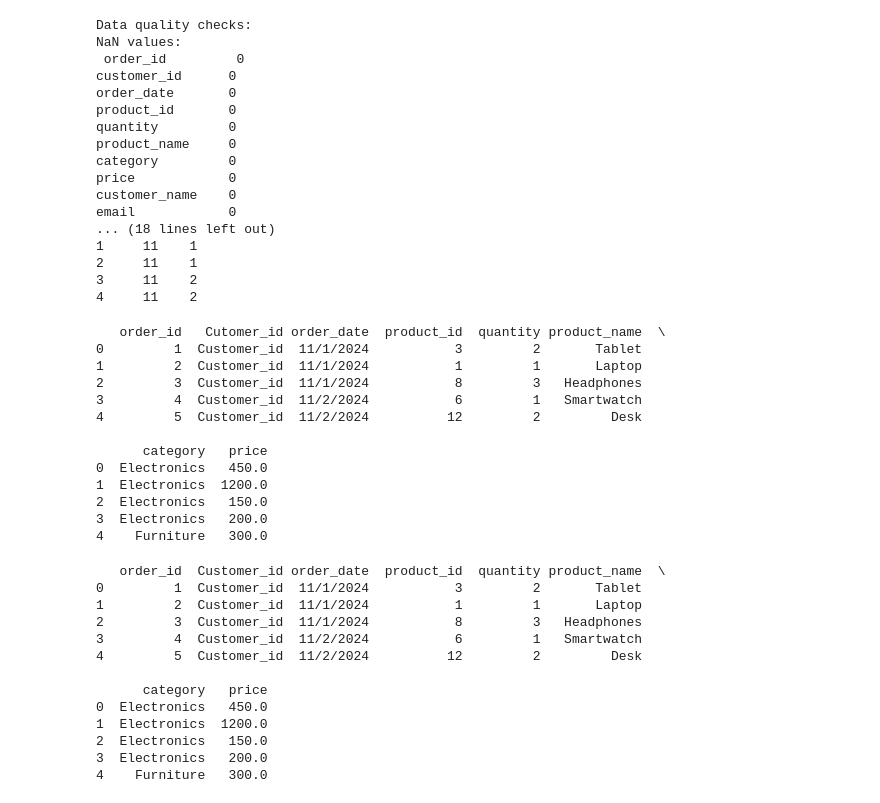
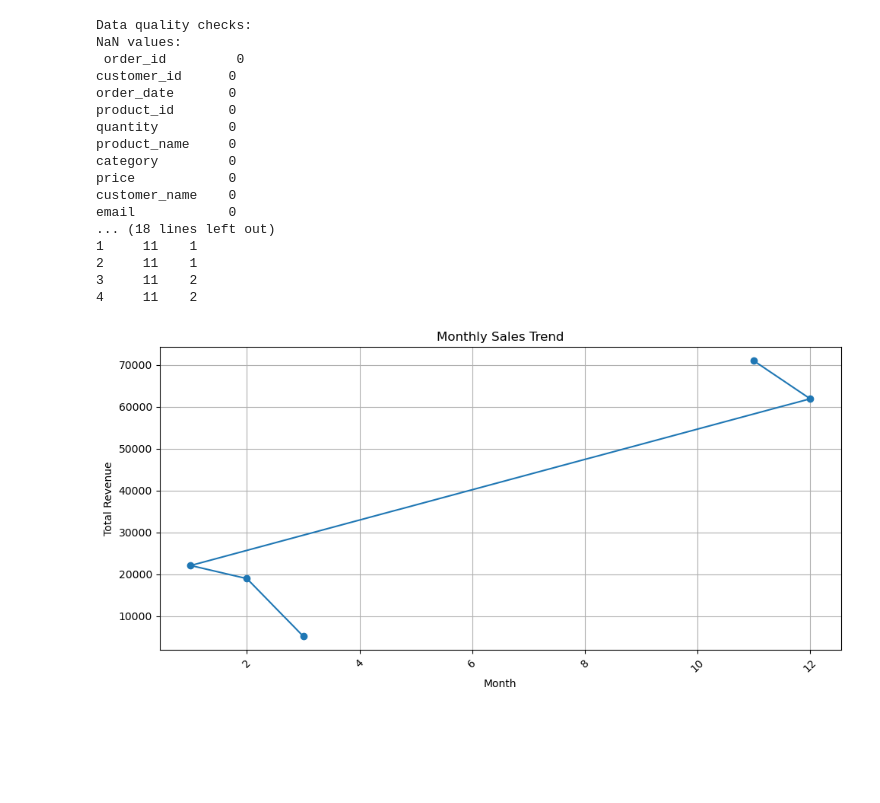
Before and after one commit to AndrewMarfo/ShopEase, a Jupyter notebook: Untitled.ipynb, the cells around one changed output. Cells and saved outputs as stored; diff of their text form; code cells hidden in the pictures; blank space fills up the shorter version.

Commit message:
monthly sales visualization

```diff
--- a/Untitled.ipynb
+++ b/Untitled.ipynb
@@ -44,30 +44,44 @@ def main():
     # convert order_date object to date object
     sales_data['order_date'] = pd.to_datetime(sales_data['order_date'])
 
     #  total revenue for each order
     sales_data["total_revenue"] = sales_data["quantity"] * sales_data["price"]
 
     # order date breakdown ( year, month, day)
     convert_to_date_objects(sales_data, "order_date")
 
     print(sales_data.head())
+
+    # monthly sales visualization
+    monthly_sales = sales_data.groupby(['year', 'month'])['total_revenue'].sum().reset_index()
+    plt.figure(figsize=(10, 5))
+    plt.plot(monthly_sales['month'], monthly_sales['total_revenue'], marker='o', linestyle='-')
+    plt.title('Monthly Sales Trend')
+    plt.xlabel('Month')
+    plt.ylabel('Total Revenue')
+    plt.xticks(rotation=45)
+    plt.grid()
+    plt.tight_layout()
+    plt.show()
+
 if __name__ == "__main__":
     main()
 # %% [output]
 Data quality checks:
 NaN values:
  order_id         0
 customer_id      0
 order_date       0
 product_id       0
 quantity         0
 product_name     0
 category         0
 price            0
 customer_name    0
 email            0
 ... (18 lines left out)
 1     11    1
 2     11    1
 3     11    2
 4     11    2
+[figure, added]
@@ -77,16 +87,0 @@ sales_data = pd.merge(orders,  products, on="product_id", how =  "inner")
-# %%
-print(sales_data.head())
-# %% [output]
-   order_id   Cutomer_id order_date  product_id  quantity product_name  \
-0         1  Customer_id  11/1/2024           3         2       Tablet
-1         2  Customer_id  11/1/2024           1         1       Laptop
-2         3  Customer_id  11/1/2024           8         3   Headphones
-3         4  Customer_id  11/2/2024           6         1   Smartwatch
-4         5  Customer_id  11/2/2024          12         2         Desk
-
-      category   price
-0  Electronics   450.0
-1  Electronics  1200.0
-2  Electronics   150.0
-3  Electronics   200.0
-4    Furniture   300.0
@@ -96,16 +87,0 @@ sales_data.rename(columns = {"Cutomer_id":"Customer_id"}, inplace=True)
-# %%
-print(sales_data.head())
-# %% [output]
-   order_id  Customer_id order_date  product_id  quantity product_name  \
-0         1  Customer_id  11/1/2024           3         2       Tablet
-1         2  Customer_id  11/1/2024           1         1       Laptop
-2         3  Customer_id  11/1/2024           8         3   Headphones
-3         4  Customer_id  11/2/2024           6         1   Smartwatch
-4         5  Customer_id  11/2/2024          12         2         Desk
-
-      category   price
-0  Electronics   450.0
-1  Electronics  1200.0
-2  Electronics   150.0
-3  Electronics   200.0
-4    Furniture   300.0
```
Also changed, not shown: parts of 12 cells of this notebook.
